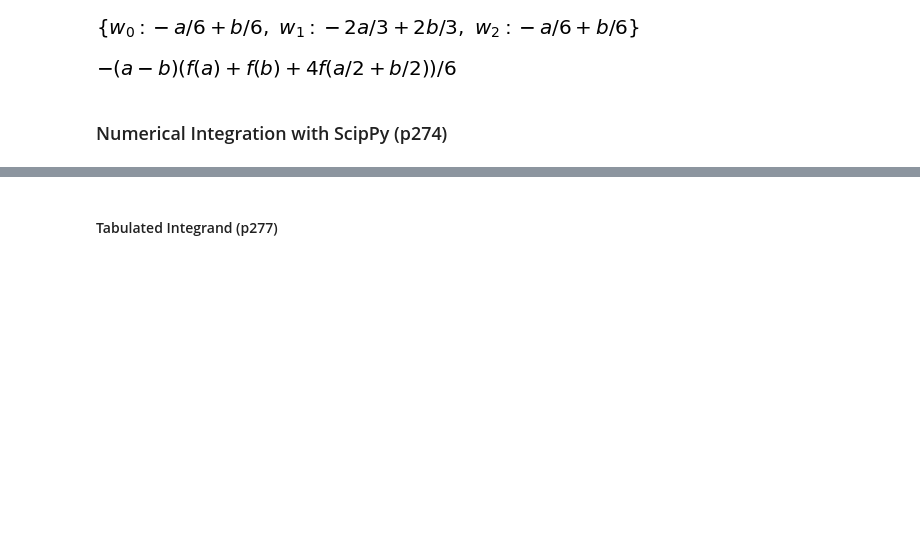
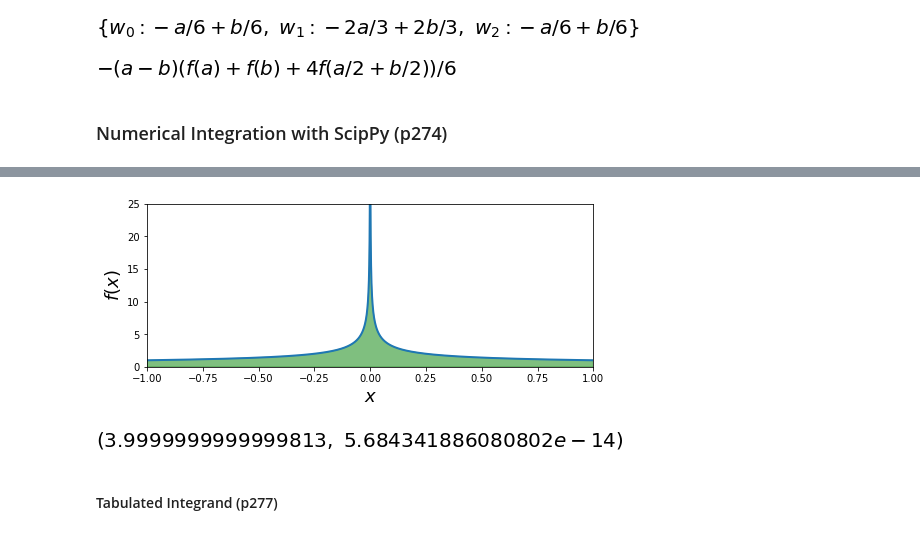
Before and after one commit to mathlarvalab/Nemurecal_Python, a Jupyter notebook: code/ch08/gee.ipynb, the cells around one changed output, grey strips where cells are left out. Drawn from its saved outputs; the diff is of its cells as text; code cells hidden in the pictures; blank space fills up the shorter version.

```diff
--- a/code/ch08/gee.ipynb
+++ b/code/ch08/gee.ipynb
@@ -60,2 +94,18 @@ q_rule.subs(w_sol).simplify()
+# %%
+fig, ax = plt.subplots(figsize=(8, 3))
+x = np.linspace(a, b, 10000)
+ax.plot(x, f(x), lw=2)
+ax.fill_between(x, f(x), color='green', alpha=0.5)
+ax.set_xlabel("$x$", fontsize=18)
+ax.set_ylabel("$f(x)$", fontsize=18)
+ax.set_ylim(0, 25)
+ax.set_xlim(-1, 1);
+# %% [output]
+[figure, added]
+# %%
+# specify a list of points that should be avoided
+integrate.quad(f, a, b, points=[0])
+# %% [output]
+[figure, added]
 # %% [markdown]
 #### Tabulated Integrand (p277)
```
Also changed, not shown: parts of 35 cells of this notebook.
